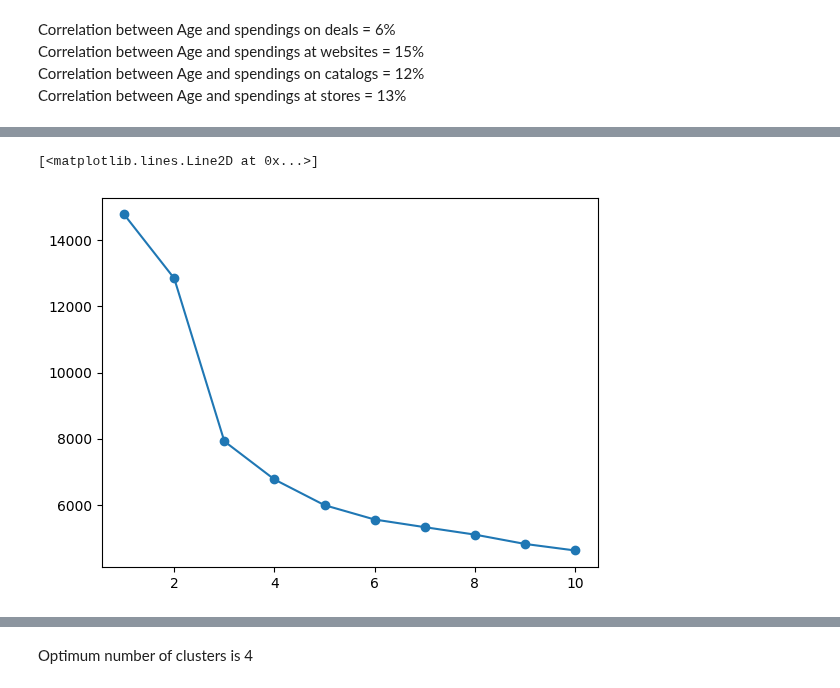
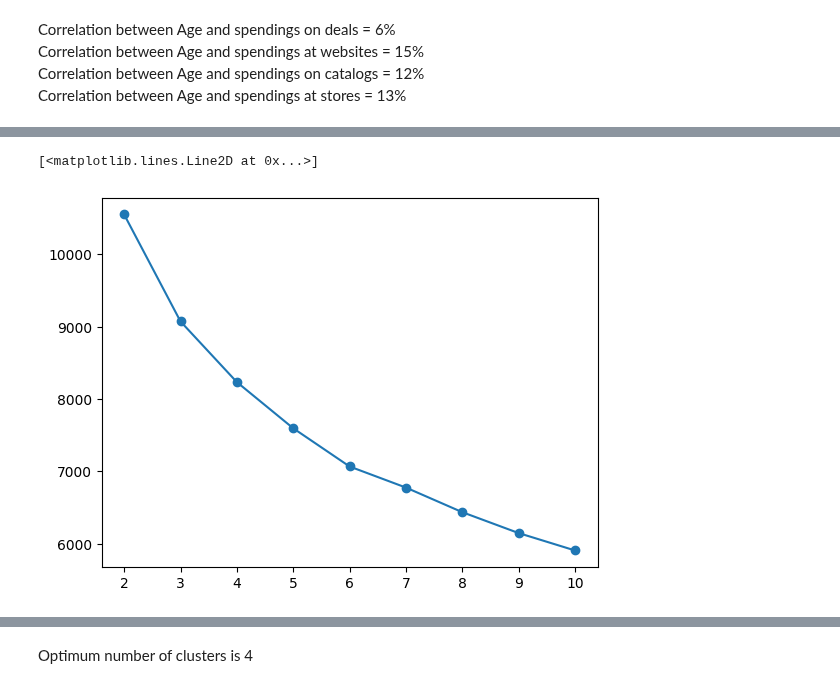
Before and after one commit to ROHIT779/ml-projects, a Jupyter notebook: customer-segmentation-clustering/customer_segmentation.ipynb, the cells around one changed output, grey strips where cells are left out. Saved outputs shown, nothing was run; the diff lists cells and outputs as text; code cells hidden in the pictures.

```diff
--- a/customer-segmentation-clustering/customer_segmentation.ipynb
+++ b/customer-segmentation-clustering/customer_segmentation.ipynb
@@ -150,14 +138,19 @@ data = pd.concat([data, marital_encoded], axis = 1)
 # %%
 # Data preprocessing - creating new column, updating datatype of a column, feature scaling
 data['children'] = data['Kidhome'] + data['Teenhome']
-data[['Single', 'Couple', 'Divorced', 'Widow']] = data[['Single', 'Couple', 'Divorced', 'Widow']].astype(int)
-scaler = StandardScaler()
-data[['age', 'Income']] = scaler.fit_transform(data[['age', 'Income']])
+data[['Single', 'Couple']] = data[['Single', 'Couple']].astype(int)
 # %%
-filtered_columns = ['age', 'edu_map', 'Single', 'Couple', 'Divorced', 'Widow', 'children', 'Income', 'wines%', 'fruits%', 'meatproducts%', 'fishproducts%', 'sweetproducts%',
-                    'goldprods%']
+# filtered_columns = ['age', 'edu_map', 'Single', 'Couple', 'Divorced', 'Widow', 'children', 'Income', 'wines%', 'fruits%', 'meatproducts%', 'fishproducts%', 'sweetproducts%',
+#                     'goldprods%']
+filtered_columns = ['age', 'edu_map', 'Single', 'children', 'Income', 'MntWines', 'MntFruits', 'MntMeatProducts', 'MntFishProducts', 'MntSweetProducts',
+                    'MntGoldProds']
 filtered_data = data.loc[:, filtered_columns]
 print(f"Checking if any column has null values or not: \n{filtered_data.isnull().any()}")
+
+# removing outliers
+print(filtered_data.shape)
+# filtered_data = filtered_data.drop(labels = [20, 153, 674, 1636])
+print(filtered_data.shape)
 print("Data to perform clustering upon: \n")
 filtered_data.head()
 # %% [output]
@@ -186,0 +179,6 @@ Data to perform clustering upon:
+# %%
+scaler = StandardScaler()
+# removed children, single, edu_map for now. Will add them back
+filtered_data_scaled = scaler.fit_transform(filtered_data.loc[:, ['age','Income','MntWines','MntFruits','MntMeatProducts','MntFishProducts','MntSweetProducts','MntGoldProds']])
+filtered_data_scaled = pd.DataFrame(filtered_data_scaled, columns = ['age','Income','MntWines','MntFruits','MntMeatProducts','MntFishProducts','MntSweetProducts','MntGoldProds'])
+filtered_data_scaled.head()
@@ -186,0 +192,9 @@ Data to perform clustering upon:
+# %%
+cols = ['age','Income','MntWines','MntFruits','MntMeatProducts','MntFishProducts','MntSweetProducts','MntGoldProds']
+for col in cols:
+  print(col)
+  print(filtered_data_scaled[col].max())
+  print(filtered_data_scaled[col].min())
+print(filtered_data_scaled[filtered_data_scaled['Income'] > 20])
+filtered_data_scaled = filtered_data_scaled.drop([2209])
+print(filtered_data_scaled.shape)
@@ -187,11 +270,13 @@ Data to perform clustering upon:
 # %%
 # Using Elbow method to find optimum number of clusters in the data
 wcss = []
-for i in range(1, 11):
-  kmeans = KMeans(n_clusters = i, init = 'k-means++', random_state = 42)
-  kmeans.fit(filtered_data)
+state = 42
+n_clusters = range(2, 11)
+for n_cluster in n_clusters:
+  kmeans = KMeans(n_clusters = n_cluster, init = 'k-means++', random_state = state)
+  kmeans.fit(filtered_data_scaled)
   wcss.append(kmeans.inertia_)
-plt.plot(range(1, 11), wcss, marker = 'o')
+plt.plot(n_clusters, wcss, marker = 'o')
 # %% [output]
 [<matplotlib.lines.Line2D at 0x...>]
-[figure, old version]
+[figure, new version]
```
Also changed, not shown: parts of 15 cells of this notebook.
